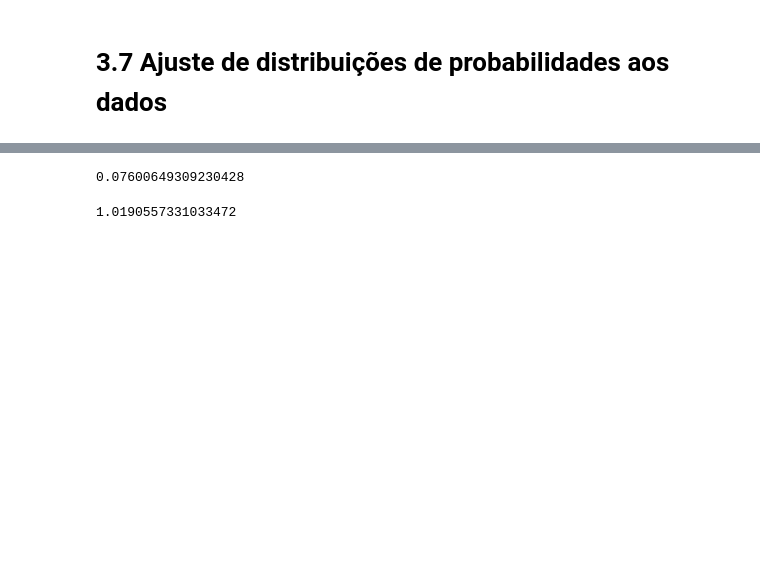
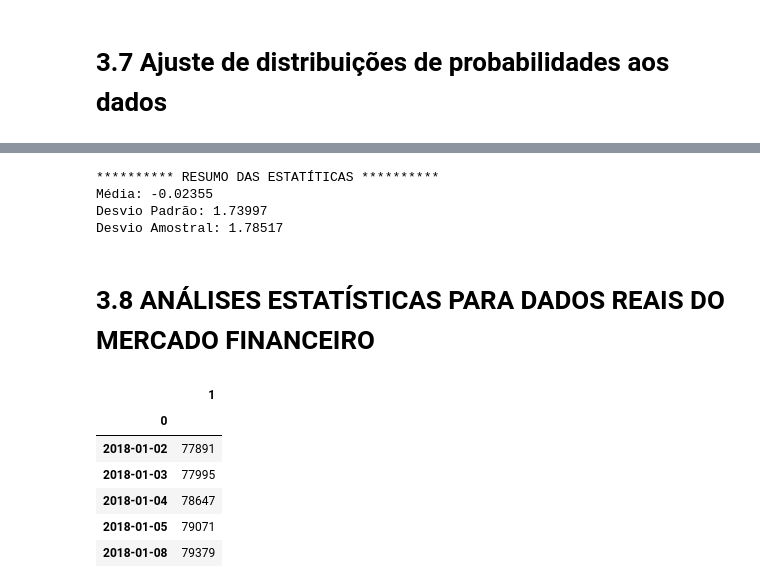
Before and after one commit to eraosso/PMF, a Jupyter notebook: Capitulo-3.ipynb, the cells around one changed output, grey strips where cells are left out. Drawn from its saved outputs; the diff is of its cells as text; code cells hidden in the pictures; blank space fills up the shorter version.

```diff
--- a/Capitulo-3.ipynb
+++ b/Capitulo-3.ipynb
@@ -212,8 +230,23 @@ plt.show()
-# %%
-media
-# %% [output]
-0.07600649309230428
-# %%
-desvio
-# %% [output]
-1.0190557331033472
+# %%
+print(f"********** RESUMO DAS ESTATÍTICAS **********")
+print(f"Média: {media:.5f}")
+print(f"Desvio Padrão: {desvioP:.5f}")
+print(f"Desvio Amostral: {desvioA:.5f}")
+# %% [output]
+********** RESUMO DAS ESTATÍTICAS **********
+Média: -0.02355
+Desvio Padrão: 1.73997
+Desvio Amostral: 1.78517
+# %% [markdown]
+# 3.8 ANÁLISES ESTATÍSTICAS PARA DADOS REAIS DO MERCADO FINANCEIRO
+# %%
+df = pd.read_excel(chapter_dir / "Ibv.xlsx", index_col=0, header=None)
+df.head()
+# %% [output]
+|  | 1 |
+| 0 |  |
+| 2018-01-02 | 77891 |
+| 2018-01-03 | 77995 |
+| 2018-01-04 | 78647 |
+| 2018-01-05 | 79071 |
+| 2018-01-08 | 79379 |
```
Also changed, not shown: parts of 12 cells of this notebook.
